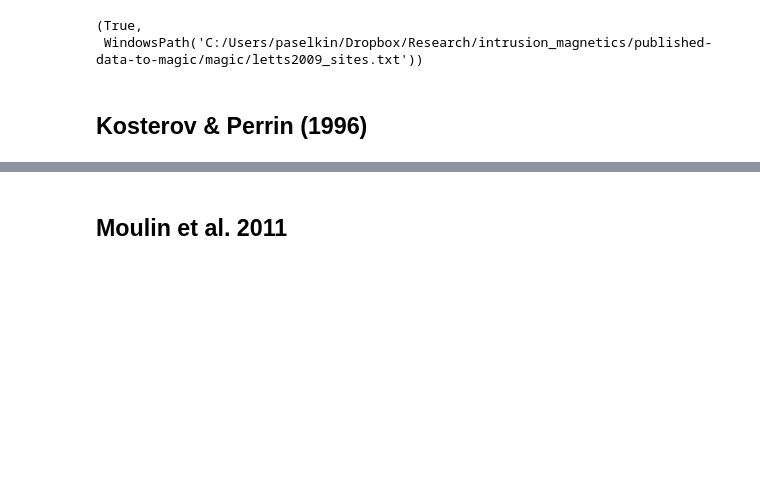
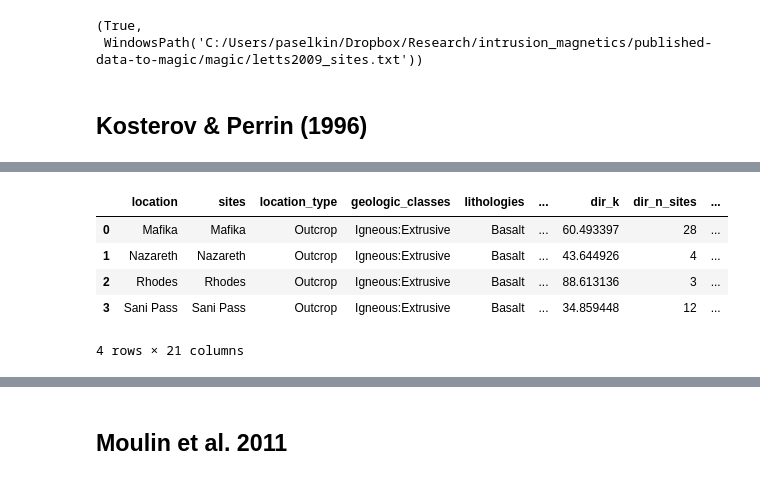
Before and after one commit to paselkin/published-data-to-magic, a Jupyter notebook: 2024-08-16_Published_Data_to_MagIC.ipynb, the cells around one changed output, grey strips where cells are left out. Cells and saved outputs as stored; diff of their text form; code cells hidden in the pictures; blank space fills up the shorter version.

Commit message:
Fixed Kosterov and Perrin processing to use new averaging routine. Fixed averaging function to better handle single-sample sites.

```diff
--- a/2024-08-16_Published_Data_to_MagIC.ipynb
+++ b/2024-08-16_Published_Data_to_MagIC.ipynb
@@ -97,12 +97,15 @@ def dir_df_boot_ci(dir_df, nb=500, column_map=None, return_distribution=False):
             fisher_avg['time']=t_total
             results=fisher_avg[['dir_dec','dir_inc','dir_k','dir_n','dir_alpha95','time']]
             results['result_type']='a'
-        if column_map is not None:
-            column_map_r=dict(zip(column_map.values(),column_map.keys()))
-            results=results.rename(columns=column_map_r)
-        return(results)
     else:
-        return(dir_df)
+        results=dir_df[['dir_dec','dir_inc','dir_k','dir_alpha95']]
+        results['dir_n']=1
+        results['time']=0
+        results['result_type']='i'
+    if column_map is not None:
+        column_map_r=dict(zip(column_map.values(),column_map.keys()))
+        results=results.rename(columns=column_map_r)
+    return(results)
 # %% [markdown]
 ## Letts et al. 2009
 # %%
@@ -383,37 +405,44 @@ sites_df['site_type']='Outcrop'
 sites_df['geologic_classes']=samples_group['geologic_classes'].unique().apply(':'.join).reset_index(drop=True)#.drop('site',axis=1)
 sites_df['lithologies']='Basalt'
 sites_df['location']=samples_group.first()['location'].reset_index(drop=True)
-sites_df['lat_s']=samples_df['lat'].min()
-sites_df['lat_n']=samples_df['lat'].max()
-sites_df['lon_e']=samples_df['lon'].max()
-sites_df['lon_w']=samples_df['lon'].min()
+sites_df['lat_s']=samples_group['lat'].min().reset_index(drop=True)
+sites_df['lat_n']=samples_group['lat'].max().reset_index(drop=True)
+sites_df['lon_e']=samples_group['lon'].max().reset_index(drop=True)
+sites_df['lon_w']=samples_group['lon'].min().reset_index(drop=True)
 sites_df['age']=180
 sites_df['age_sigma']=5
 sites_df['age_unit']="Ma"
-sites_df=pd.concat([sites_df,samples_group.apply(lambda x: dir_df_boot_ci(x,column_map=sample_map)).reset_index()],axis=1)
-sites_df=sites_df.rename({'dir_n_samples':'dir_n_sites'})
+sites_df=pd.concat([sites_df,samples_group.apply(lambda x: dir_df_boot_ci(x,column_map=sample_map,nb=500)).reset_index()],axis=1)
+sites_df=sites_df.rename(columns={'dir_n_specimens':'dir_n_samples'})
 # %%
 location_map={'dir_n_samples':'dir_n'}
 # Compile locations dataframe
 locations_df=pd.DataFrame([])
 sites_group=sites_df.groupby('location')
 locations_df['location']=sites_group.groups.keys()
-locations_df['sites']=sites_group['site'].unique().apply(':'.join).reset_index(drop=True)
+locations_df['sites']=sites_group['location'].unique().apply(':'.join).reset_index(drop=True)
 locations_df['location_type']='Outcrop'
-locations_df['geologic_classes']=sites_group['geologic_classes'].unique().apply(':'.join).reset_index(drop=True).drop('location',axis=1)
+locations_df['geologic_classes']=sites_group['geologic_classes'].unique().apply(':'.join).reset_index(drop=True)#.drop('location',axis=1)
 locations_df['lithologies']='Basalt'
-locations_df['description']=sites_group.first()['description'].reset_index(drop=True)
-locations_df['lat_s']=sites_df['lat'].min()
-locations_df['lat_n']=sites_df['lat'].max()
-locations_df['lon_e']=sites_df['lon'].max()
-locations_df['lon_w']=sites_df['lon'].min()
+#locations_df['description']=sites_group.first()['description'].reset_index(drop=True)
+locations_df['lat_s']=sites_group['lat_s'].min().reset_index(drop=True)
+locations_df['lat_n']=sites_group['lat_n'].max().reset_index(drop=True)
+locations_df['lon_e']=sites_group['lon_e'].max().reset_index(drop=True)
+locations_df['lon_w']=sites_group['lon_w'].min().reset_index(drop=True)
 locations_df['age']=180
 locations_df['age_sigma']=5
 locations_df['age_unit']="Ma"
-locations_df=pd.concat([locations_df,sites_group.apply(lambda x: dir_df_boot_ci(x,column_map=sample_map)).reset_index()],axis=1)
-
+locations_df=pd.concat([locations_df,sites_group.apply(lambda x: dir_df_boot_ci(x,column_map=location_map)).reset_index()],axis=1)
+locations_df=locations_df.rename(columns={'dir_n_samples':'dir_n_sites'})
 with pd.option_context('display.max_rows', 1000, 'display.max_columns', 10):
     display(locations_df)
+# %% [output]
+|  | location | sites | location_type | geologic_classes | lithologies | ... | dir_k | dir_n_sites | ... |
+| 0 | Mafika | Mafika | Outcrop | Igneous:Extrusive | Basalt | ... | 60.493397 | 28 | ... |
+| 1 | Nazareth | Nazareth | Outcrop | Igneous:Extrusive | Basalt | ... | 43.644926 | 4 | ... |
+| 2 | Rhodes | Rhodes | Outcrop | Igneous:Extrusive | Basalt | ... | 88.613136 | 3 | ... |
+| 3 | Sani Pass | Sani Pass | Outcrop | Igneous:Extrusive | Basalt | ... | 34.859448 | 12 | ... |
+4 rows × 21 columns
 # %%
 locations_dicts=locations_df.fillna('').to_dict('records')
 sites_dicts = sites_df.fillna('').to_dict('records')
```
Also changed, not shown: parts of 3 cells of this notebook, 3 other files.
